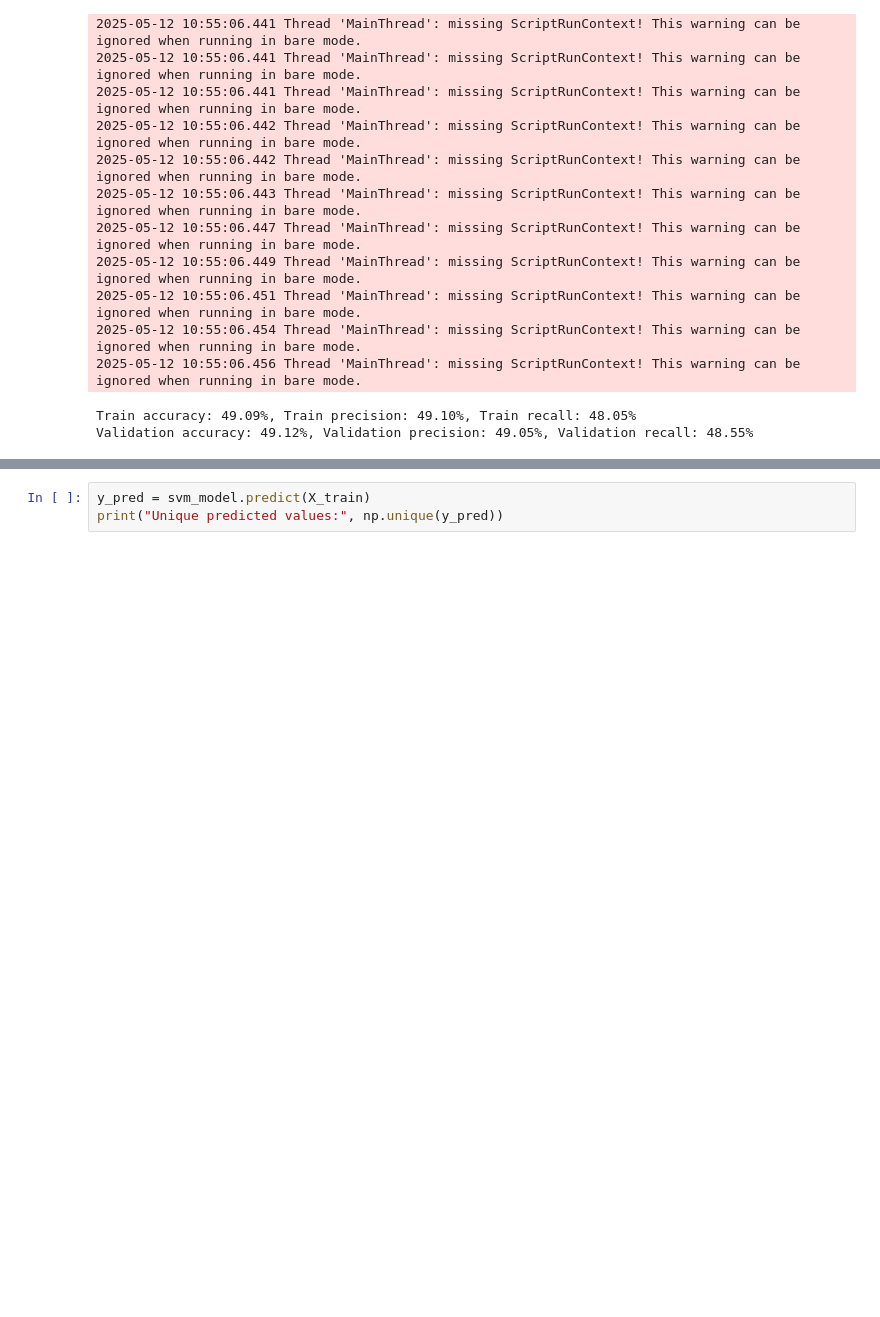
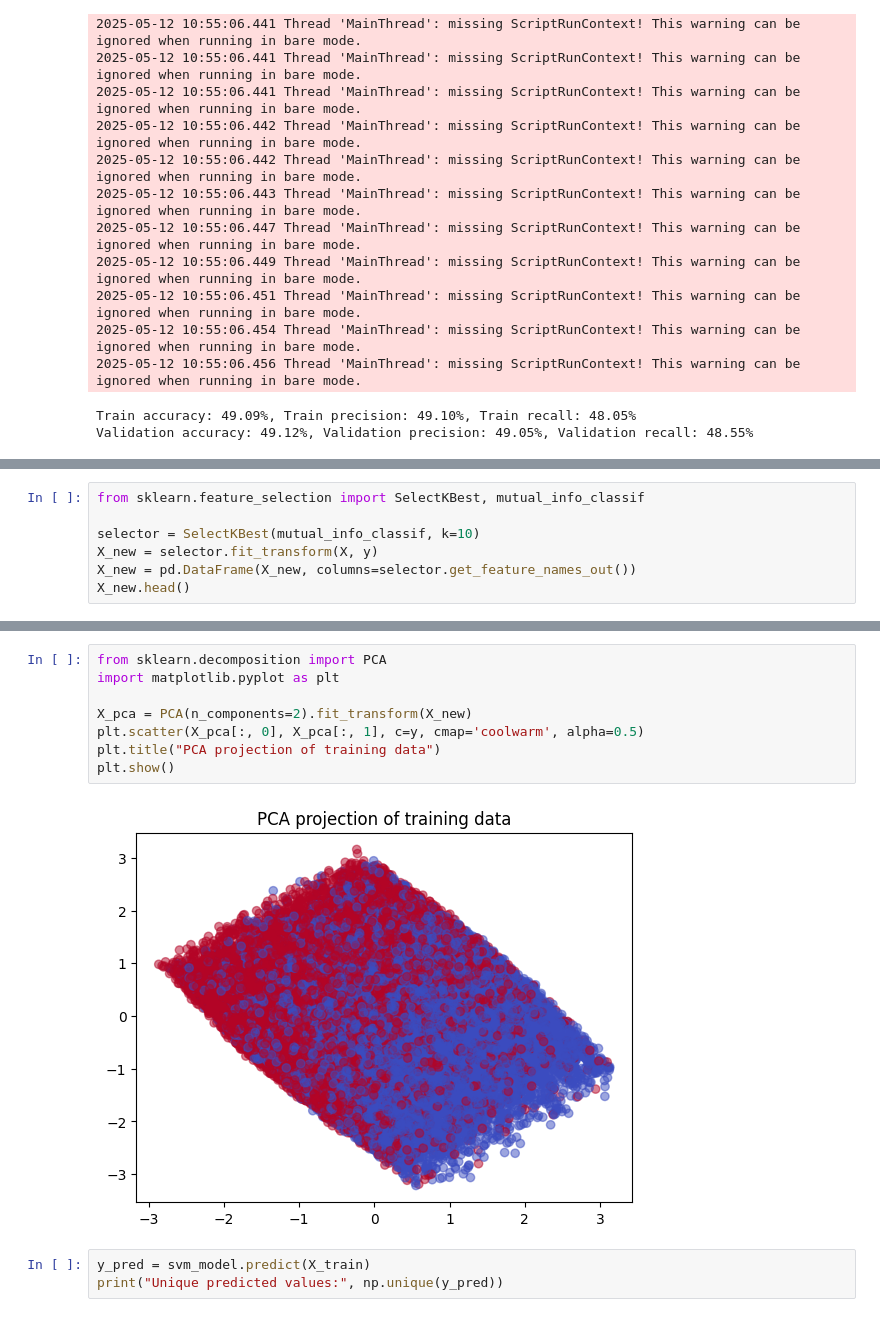
Before and after one commit to mwgupta/paml-final-proximacentauri, a Jupyter notebook: experiments3.ipynb, the cells around one changed output, grey strips where cells are left out. Saved outputs shown, nothing was run; the diff lists cells and outputs as text; blank space fills up the shorter version.

```diff
--- a/experiments3.ipynb
+++ b/experiments3.ipynb
@@ -255,0 +382,7 @@ Validation accuracy: 49.94%, Validation precision: 49.94%, Validation recall: 10
+# %%
+from sklearn.feature_selection import SelectKBest, mutual_info_classif
+
+selector = SelectKBest(mutual_info_classif, k=10)
+X_new = selector.fit_transform(X, y)
+X_new = pd.DataFrame(X_new, columns=selector.get_feature_names_out())
+X_new.head()
@@ -256,3 +396,13 @@ Validation accuracy: 49.94%, Validation precision: 49.94%, Validation recall: 10
+# %%
+from sklearn.decomposition import PCA
+import matplotlib.pyplot as plt
+
+X_pca = PCA(n_components=2).fit_transform(X_new)
+plt.scatter(X_pca[:, 0], X_pca[:, 1], c=y, cmap='coolwarm', alpha=0.5)
+plt.title("PCA projection of training data")
+plt.show()
+# %% [output]
+[figure, added]
 # %%
 y_pred = svm_model.predict(X_train)
 print("Unique predicted values:", np.unique(y_pred))
```
Also changed, not shown: parts of 15 cells of this notebook, 2 other files.
